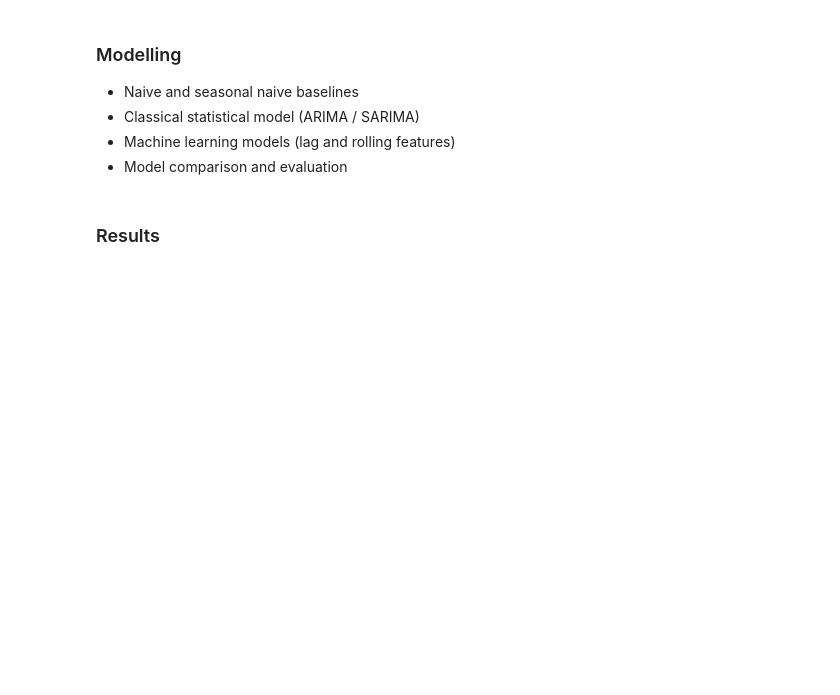
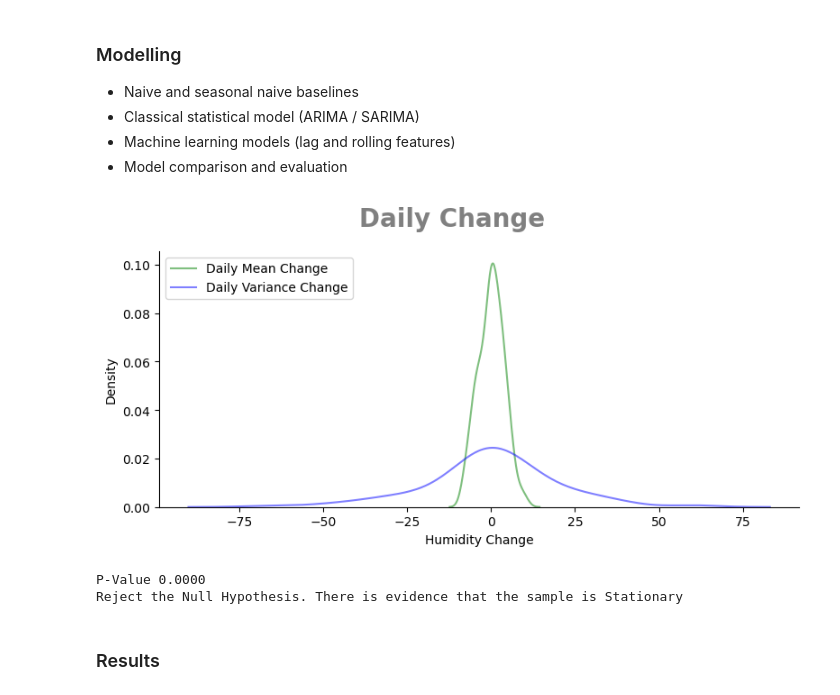
Before and after one commit to Cmay487/bedroom-humidity-forecasting, a Jupyter notebook: forecasting.ipynb, the cells around one changed output. Drawn from its saved outputs; the diff is of its cells as text; code cells hidden in the pictures; blank space fills up the shorter version.

```diff
--- a/forecasting.ipynb
+++ b/forecasting.ipynb
@@ -272,5 +272,68 @@ Therefore, the STL is a more reliable tool because:
 * Classical statistical model (ARIMA / SARIMA)
 * Machine learning models (lag and rolling features)
 * Model comparison and evaluation
+# %%
+# First I need to test the data for Stationarity, then use ACF & PACF to determine
+# the lag terms for ARIMA and SARIMAX
+
+# lets do a quick analysis of the time series stats by day
+agged_df = (
+    train_df
+    .groupby([train_df.index.date])['Humidity']
+    .describe()
+    )
+
+e = agged_df.assign(
+    var = agged_df['std']**2,
+    day_mean_lag=(agged_df['mean']-agged_df['mean'].shift(1)).dropna(),
+    day_var_lag=(e['var']-e['var'].shift(1)).dropna()
+).drop(columns=['count','std','min','25%','50%','75%','max'])
+
+fig = plt.figure(figsize=(8,4));
+
+# visualise the change over day - I expect this to change over time
+sns.kdeplot(
+    data=e,
+    x='day_mean_lag',
+    label='Daily Mean Change',
+    color='green',
+    alpha=0.5
+);
+sns.kdeplot(
+    data=e,
+    x='day_var_lag',
+    label='Daily Variance Change',
+    color='blue',
+    alpha=0.5
+);
+
+# plot cleanup
+plot.plot_cleanup(None,"Daily Change",xlabel="Humidity Change")
+
+plt.legend(loc='upper left');
+# %% [output]
+[figure, added]
+# %%
+
+# H0: The data is non-stationary
+# H1: The data is stationary
+minutely_hum = train_df[['Humidity']].copy()
+
+
+# set up the test
+alpha = 0.05 # 95% confidence
+
+result_adf = adfuller(minutely_hum.values)
+p = result_adf[1]
+
+# show results
+print(f"P-Value {p:.4f}")
+if p <= alpha:
+    print("Reject the Null Hypothesis. There is evidence that the sample is Stationary")
+else:
+    print("Unable to reject the Null Hypothesis as there is little evidence to do so.")
+# %% [output]
+P-Value 0.0000
+Reject the Null Hypothesis. There is evidence that the sample is Stationary
 # %% [markdown]
 ### Results
```
Also changed, not shown: parts of 5 cells of this notebook, 3 other files.
